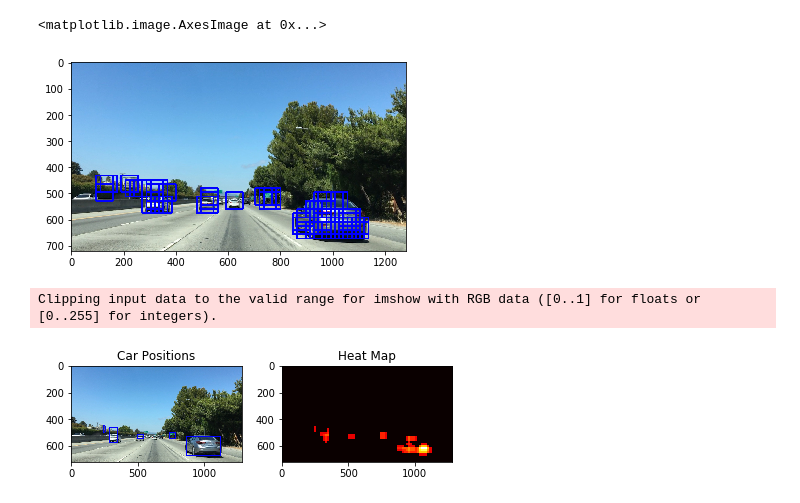
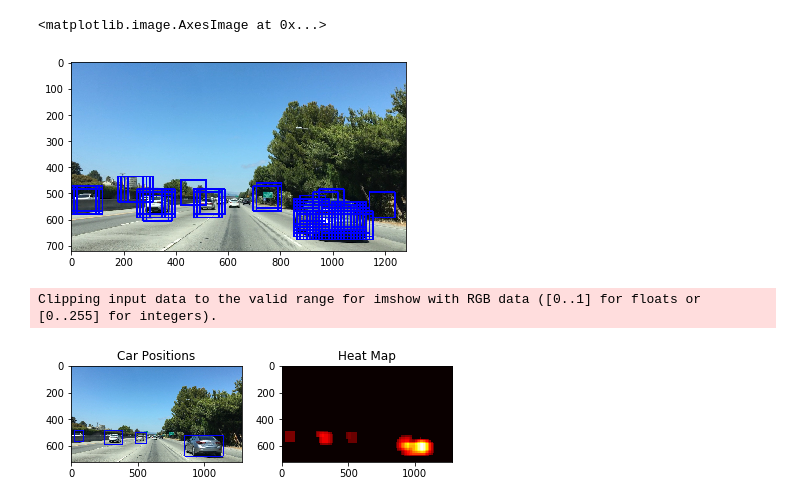
Before and after one commit to immortaltw/CarND-Vehicle-Detection, a Jupyter notebook: vehicle_detection.ipynb, the cells around one changed output. Saved outputs shown, nothing was run; the diff lists cells and outputs as text; code cells hidden in the pictures.

Commit message:
Second submission.

```diff
--- a/vehicle_detection.ipynb
+++ b/vehicle_detection.ipynb
@@ -312,14 +313,15 @@ hog_channel='ALL'
 spatial_feat=True
 hist_feat=True
 hog_feat=True
+color_space='YCrCb'
 # %%
 # Generating features
 
-cars = extract_features(vehicles, color_space='RGB', spatial_size=spatial_size,
+cars = extract_features(vehicles, color_space=color_space, spatial_size=spatial_size,
                         hist_bins=hist_bins, orient=orient,
                         pix_per_cell=pix_per_cell, cell_per_block=cell_per_block, hog_channel=hog_channel,
                         spatial_feat=spatial_feat, hist_feat=hist_feat, hog_feat=hog_feat)
-non_cars = extract_features(non_vehicles, color_space='RGB', spatial_size=spatial_size,
+non_cars = extract_features(non_vehicles, color_space=color_space, spatial_size=spatial_size,
                         hist_bins=hist_bins, orient=orient,
                         pix_per_cell=pix_per_cell, cell_per_block=cell_per_block, hog_channel=hog_channel,
                         spatial_feat=spatial_feat, hist_feat=hist_feat, hog_feat=hog_feat)
@@ -394,14 +396,24 @@ Wall time: 2.08 ms
 # %%
 # Define a single function that can extract features using hog sub-sampling and make predictions
 # def find_cars(img, ystart, ystop, scale, svc, X_scaler, orient, pix_per_cell, cell_per_block, spatial_size, hist_bins, windows_size, cells_per_step):
-def find_cars(img, ystart, ystop, scale, cells_per_step, ws, svc, X_scaler, orient, pix_per_cell, cell_per_block, spatial_size, hist_bins):
+def find_cars(img,
+              color_space,
+              ystart,
+              ystop,
+              scale,
+              cells_per_step,
+              ws, svc, X_scaler, orient,
+              pix_per_cell,
+              cell_per_block,
+              spatial_size,
+              hist_bins):
 
     draw_img = np.copy(img)
     img = img.astype(np.float32)/255
     box_list = []
 
     img_tosearch = img[ystart:ystop,:,:]
-    ctrans_tosearch = convert_color(img_tosearch, conv='')
+    ctrans_tosearch = convert_color(img_tosearch, conv=color_space)
     if scale != 1:
         imshape = ctrans_tosearch.shape
         ctrans_tosearch = cv2.resize(ctrans_tosearch, (np.int(imshape[1]/scale), np.int(imshape[0]/scale)))
@@ -466,10 +478,10 @@ ws = [64]
 
 ystart = 400
 ystop = 680
-scale = 1
-cells_per_step = 2
+scale = 1.5
+cells_per_step = 1
 
-%time out_img, box_list = find_cars(second_image, ystart, ystop, scale, cells_per_step, ws, clf, X_scaler, 9, 8, 2, (32, 32), 32)
+%time out_img, box_list = find_cars(second_image, 'RGB2YCrCb', ystart, ystop, scale, cells_per_step, ws, clf, X_scaler, 9, 8, 2, (32, 32), 32)
 
 plt.imshow(out_img)
 # %% [output]
@@ -478,11 +490,11 @@ Wall time: 22.7 s
 <matplotlib.image.AxesImage at 0x...>
-[figure, old version]
+[figure, new version]
 # %%
 # heatmap to filter out false positives
 
 heat = np.zeros_like(image[:,:,0]).astype(np.float)
 heat = add_heat(heat, box_list)
-heat = apply_threshold(heat,3)
+heat = apply_threshold(heat,4)
 heatmap = np.clip(heat, 0, 255)
 labels = label(heatmap)
 draw_img, bbox = draw_labeled_bboxes(np.copy(image), labels)
@@ -497,7 +509,7 @@ plt.title('Heat Map')
 fig.tight_layout()
 # %% [output]
 Clipping input data to the valid range for imshow with RGB data ([0..1] for floats or [0..255] for integers).
-[figure, old version]
+[figure, new version]
 # %%
 from moviepy.editor import VideoFileClip
 from IPython.display import HTML
```
Also changed, not shown: parts of 6 cells of this notebook, 7 other files.
